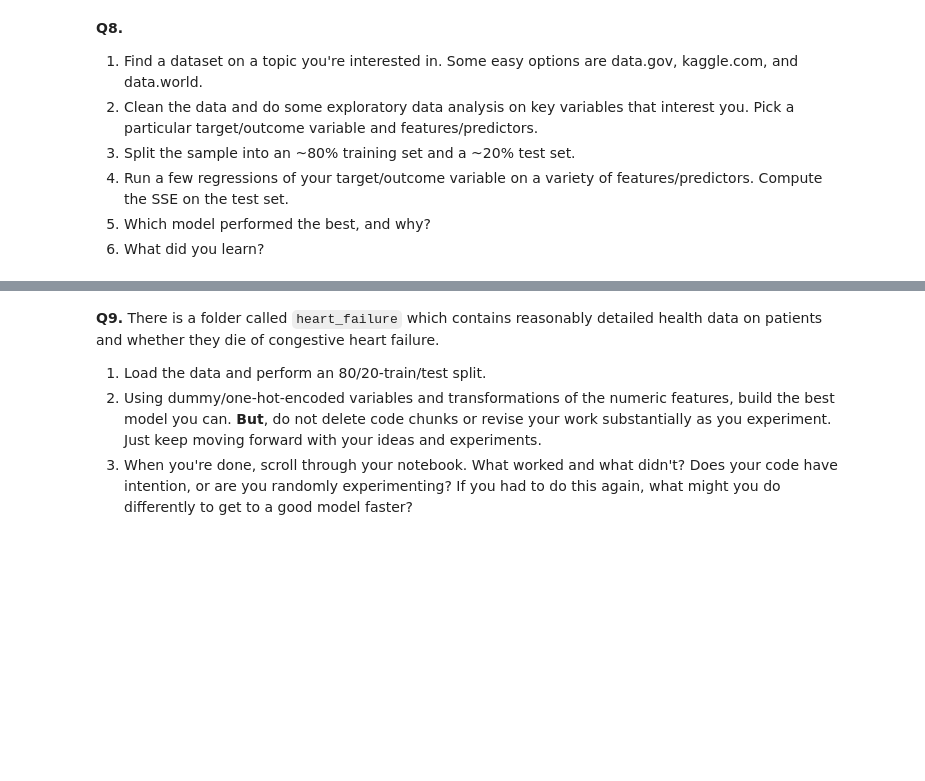
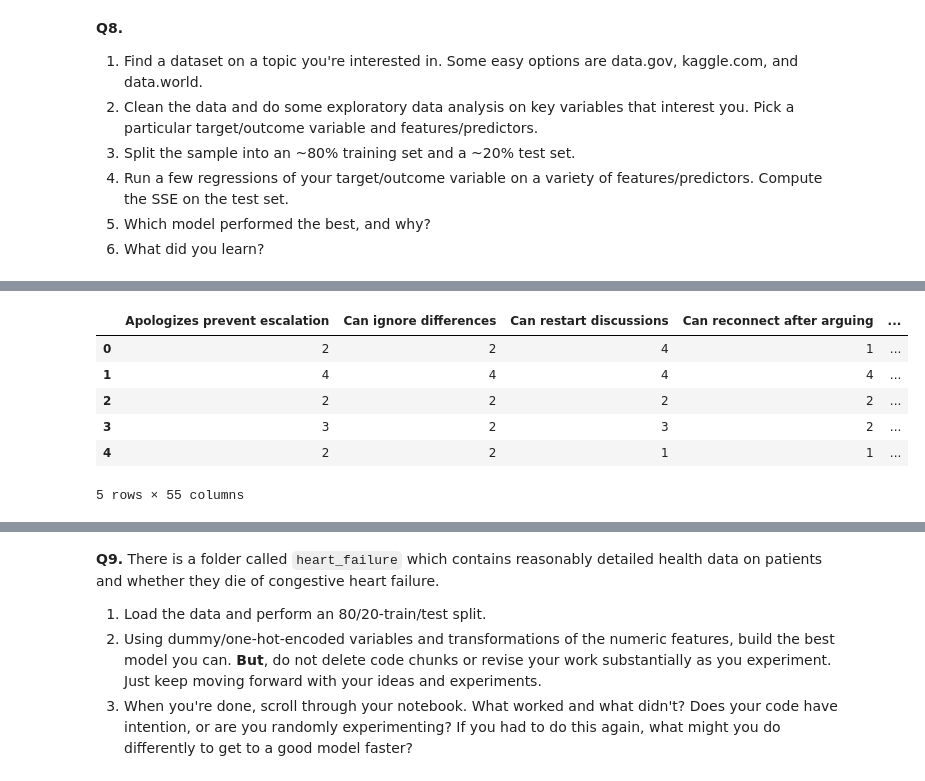
Before and after one commit to lommoberry/linearModels, a Jupyter notebook: assignment/assignment.ipynb, the cells around one changed output, grey strips where cells are left out. Drawn from its saved outputs; the diff is of its cells as text; code cells hidden in the pictures; blank space fills up the shorter version.

```diff
--- a/assignment/assignment.ipynb
+++ b/assignment/assignment.ipynb
@@ -57,0 +90,78 @@ Two-stage Least squares
+# %%
+import pandas as pd
+
+# Load the dataset using the correct delimiter
+df = pd.read_csv("data/divorce.csv", sep=";")
+
+# List of survey questions (shortened versions)
+survey_questions = [
+    "Apologizes prevent escalation",
+    "Can ignore differences",
+    "Can restart discussions",
+    "Can reconnect after arguing",
+    "Time together is special",
+    "No time as partners",
+    "Like strangers at home",
+    "Enjoy holidays together",
+    "Enjoy traveling together",
+    "Common goals",
+    "See future harmony",
+    "Similar values: freedom",
+    "Similar entertainment",
+    "Common social goals",
+    "Similar life dreams",
+    "Compatible views on love",
+    "Agree on happiness",
+    "Agree on marriage",
+    "Agree on roles in marriage",
+    "Similar values: trust",
+    "Know spouse's likes",
+    "Know how to care when sick",
+    "Know favorite food",
+    "Know spouse's stress",
+    "Know inner world",
+    "Know basic concerns",
+    "Know stress sources",
+    "Know hopes and wishes",
+    "Know spouse well",
+    "Know friends and social life",
+    "Feel aggressive in arguments",
+    "Use specific phrases",
+    "Use negative personality statements",
+    "Use offensive expressions",
+    "Insult during discussions",
+    "Can be humiliating in arguments",
+    "Arguments aren't calm",
+    "Hate spouse's approach",
+    "Fights occur suddenly",
+    "Fight starts unexpectedly",
+    "Lose calm quickly",
+    "Shut down in arguments",
+    "Try to calm environment",
+    "Think about leaving home",
+    "Prefer silence over arguing",
+    "Avoid upsetting spouse",
+    "Stay silent to control anger",
+    "Feel right in discussions",
+    "Disagree with accusations",
+    "Not guilty for accusations",
+    "Not wrong about home issues",
+    "No hesitation pointing out inadequacies",
+    "Remind spouse of inadequacies",
+    "Not afraid to mention incompetence"
+]
+
+# Add final column name
+new_columns = survey_questions + ["Status"]
+df.columns = new_columns
+
+# View the first few rows
+df.head()
+# %% [output]
+|  | Apologizes prevent escalation | Can ignore differences | Can restart discussions | Can reconnect after arguing | ... |
+| 0 | 2 | 2 | 4 | 1 | ... |
+| 1 | 4 | 4 | 4 | 4 | ... |
+| 2 | 2 | 2 | 2 | 2 | ... |
+| 3 | 3 | 2 | 3 | 2 | ... |
+| 4 | 2 | 2 | 1 | 1 | ... |
+5 rows × 55 columns
```
Also changed, not shown: parts of 16 cells of this notebook, 1 other file.
